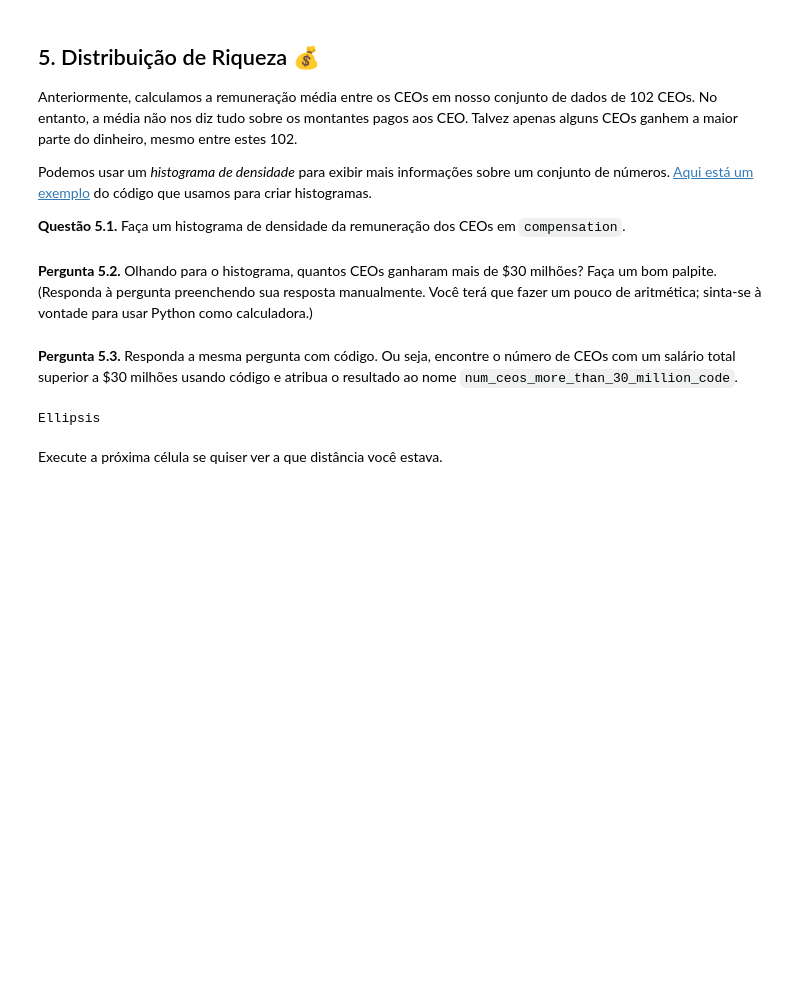
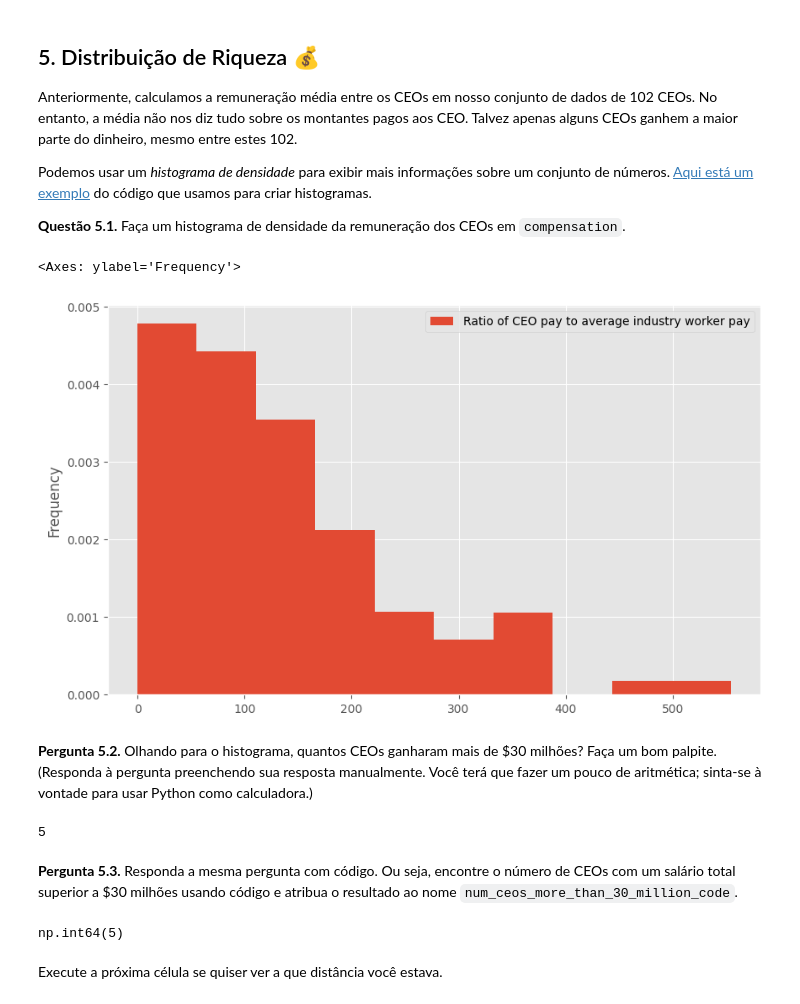
Before and after one commit to Leo1551/Fundamentos_Da_Ciencia_De_Dados, a Jupyter notebook: labs/lab02/sol.ipynb, the cells around one changed output. Drawn from its saved outputs; the diff is of its cells as text; code cells hidden in the pictures; blank space fills up the shorter version.

```diff
--- a/labs/lab02/sol.ipynb
+++ b/labs/lab02/sol.ipynb
@@ -683,18 +686,24 @@ Podemos usar um *histograma de densidade* para exibir mais informações sobre u
 **Questão 5.1.** Faça um histograma de densidade da remuneração dos CEOs em `compensation`.
 # %%
 # Coloque seu código aqui
-...
+compensation.plot(kind='hist', density=True, x='Total_Pay_Dollars')
+# %% [output]
+<Axes: ylabel='Frequency'>
+[figure, added]
 # %% [markdown]
 **Pergunta 5.2.** Olhando para o histograma, quantos CEOs ganharam mais de \$30 milhões? Faça um bom palpite. (Responda à pergunta preenchendo sua resposta manualmente. Você terá que fazer um pouco de aritmética; sinta-se à vontade para usar Python como calculadora.)
 # %%
-num_ceos_more_than_30_million = ...
+num_ceos_more_than_30_million = 5
+num_ceos_more_than_30_million
+# %% [output]
+5
 # %% [markdown]
 **Pergunta 5.3.** Responda a mesma pergunta com código. Ou seja, encontre o número de CEOs com um salário total superior a \$30 milhões usando código e atribua o resultado ao nome `num_ceos_more_than_30_million_code`.
-# %%
-num_ceos_more_than_30_million_code = ...
-num_ceos_more_than_30_million_code
-# %% [output]
-Ellipsis
+# %%
+num_ceos_more_than_30_million_code = compensation[compensation.get('Total_Pay_Dollars') > 30_000_000].get('Cash Pay').count()
+num_ceos_more_than_30_million_code
+# %% [output]
+np.int64(5)
 # %% [markdown]
 Execute a próxima célula se quiser ver a que distância você estava.
 # %%
```
Also changed, not shown: parts of 4 cells of this notebook.
